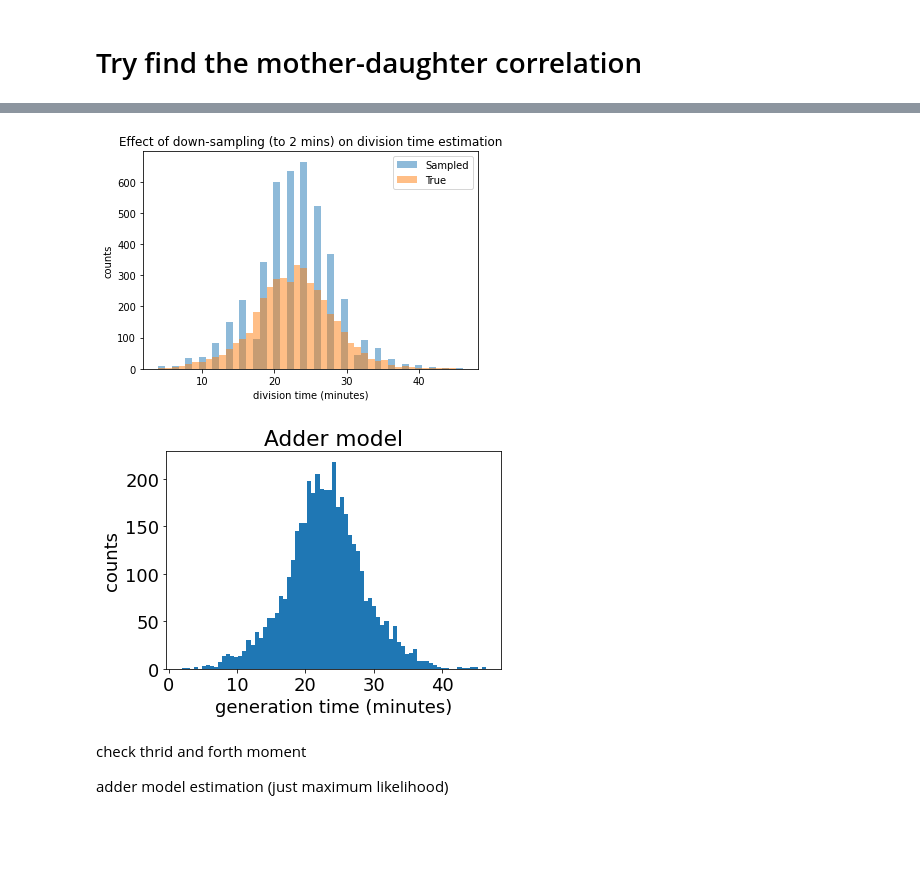
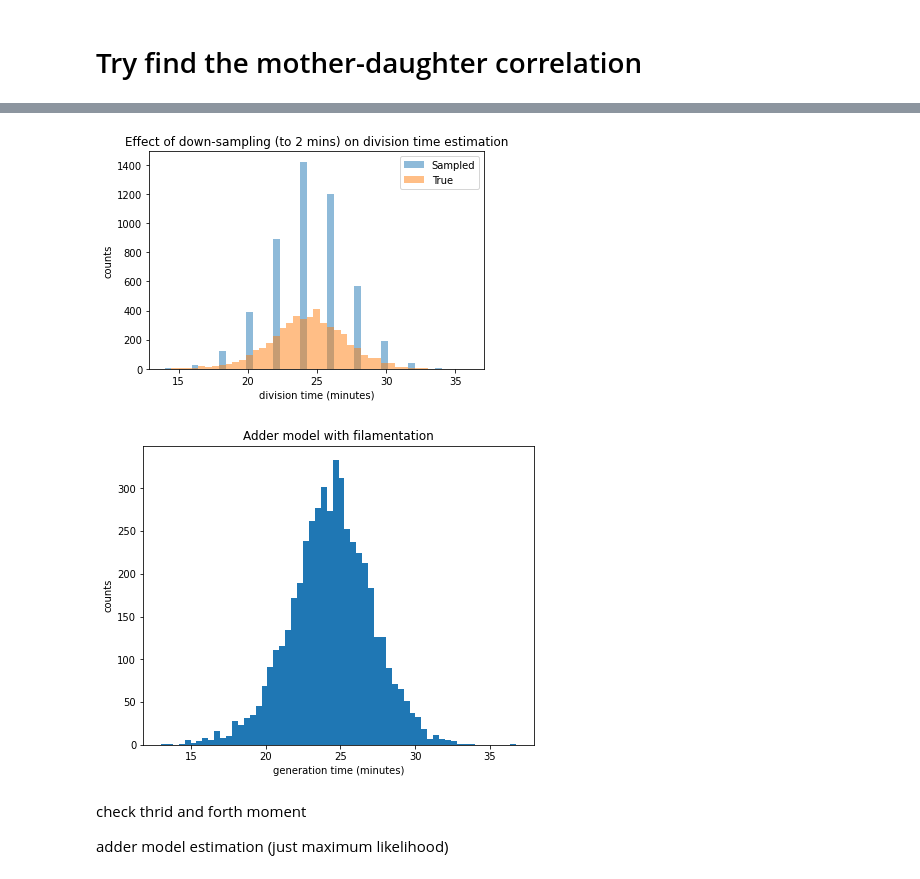
Before and after one commit to erezli/CSRS, a Jupyter notebook: Time_Res_Validation-Copy1.ipynb, the cells around one changed output, grey strips where cells are left out. Drawn from its saved outputs; the diff is of its cells as text; code cells hidden in the pictures; blank space fills up the shorter version.

```diff
--- a/Time_Res_Validation-Copy1.ipynb
+++ b/Time_Res_Validation-Copy1.ipynb
@@ -41,8 +41,13 @@ print(time_res)
 # %%
+# simulations = []
+# for x in range(200):
+#     sim = Simulation(dt=1/120, Delta=np.random.uniform(8, 12), D_sd=2.5, tau=np.random.uniform(18, 22), t_sd=2.5, fila=0.7) # 2fps, averge doubling time 20 mins, adder at 10
+#     OD = sim.run(length=700, vm=np.random.uniform(15, 25), n=1) # initialise mother cell with various lengths
+#     simulations.append(sim)
 simulations = []
-for x in range(200):
-    sim = Simulation(dt=1/120, Delta=np.random.uniform(8, 12), D_sd=3, tau=np.random.uniform(18, 22), t_sd=3) # 2fps, averge doubling time 20 mins, adder at 10
-    OD = sim.run(length=500, vm=np.random.uniform(15, 25), n=2) # initialise mother cell with various lengths
+for x in range(80):
+    sim = Simulation(dt=1/120, Delta=np.random.uniform(10, 15), D_sd=1.3, tau=np.random.uniform(23, 25), t_sd=1.5, fila=0) # 2fps, averge doubling time 20 mins, adder at 10
+    OD = sim.run(length=1500, vm=np.random.uniform(23, 25), n=1) # initialise mother cell with various lengths
     simulations.append(sim)
 # %%
 lineages = Lineage(simulations, cell=-1)
@@ -82,18 +129,19 @@ plt.ylabel("counts")
 plt.title("Effect of down-sampling (to 2 mins) on division time estimation")
 plt.show()
 # %% [output]
-[figure, old version]
+[figure, new version]
 # %%
 true_div_times = [l[j+1] - l[j] for l in lineages.divisions_t for j in range(len(l) - 1)]
 est_div_times = [item for sublist in div_times for item in sublist]
-count2, bins, p2 = plt.hist(np.array(true_div_times), alpha=1, label="True", bins=75)
+plt.figure(figsize=(7,5.5))
+count2, bins, p2 = plt.hist(np.array(true_div_times), alpha=1, label="True", bins=60)
 # plt.legend()
 plt.xlabel("generation time (minutes)")
 plt.ylabel("counts")
-plt.title("Adder model")
+plt.title("Adder model with filamentation")
 plt.show()
 # %% [output]
-[figure, old version]
+[figure, new version]
 # %% [markdown]
 check thrid and forth moment
 
```
Also changed, not shown: parts of 22 cells of this notebook, 8 other files.
